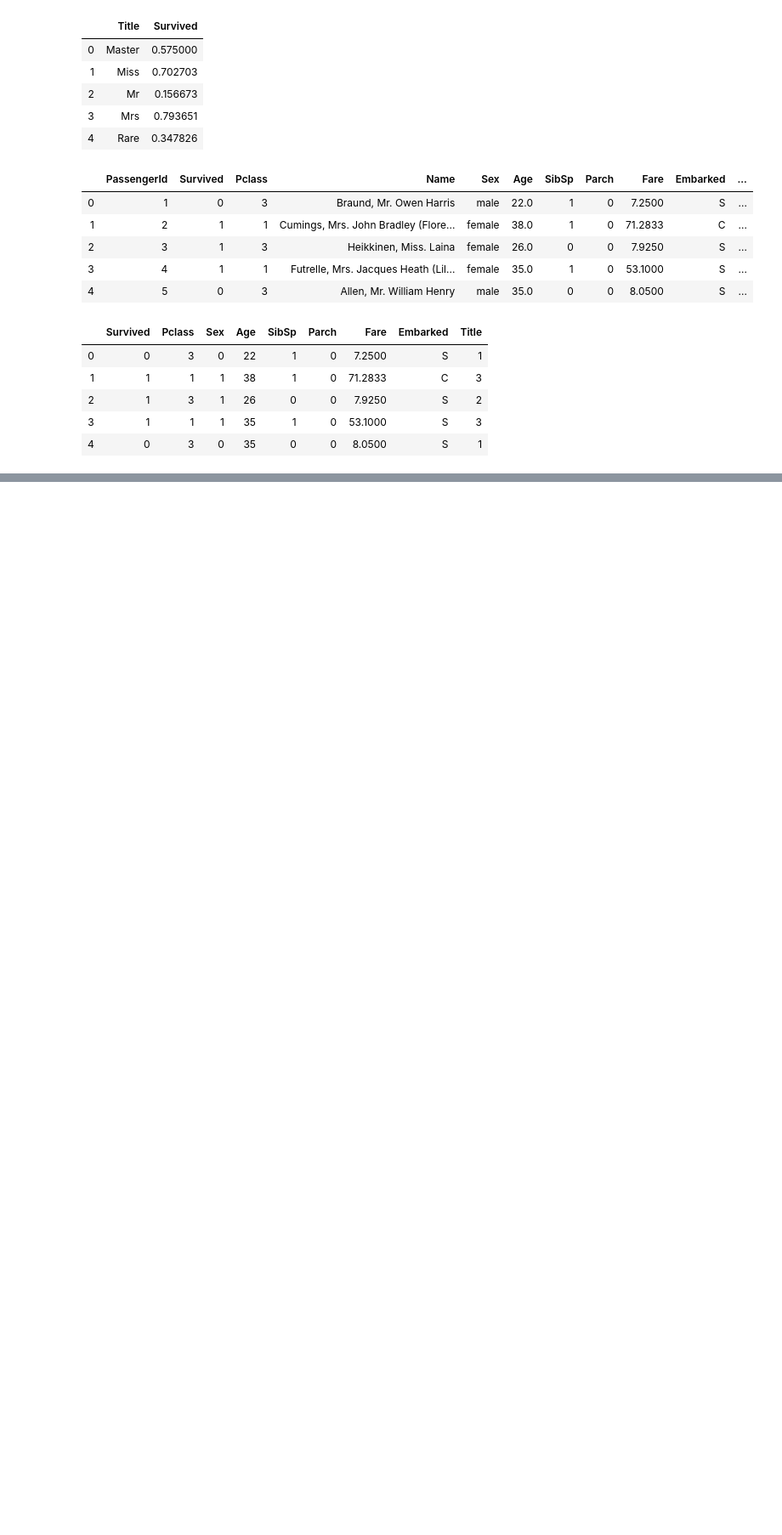
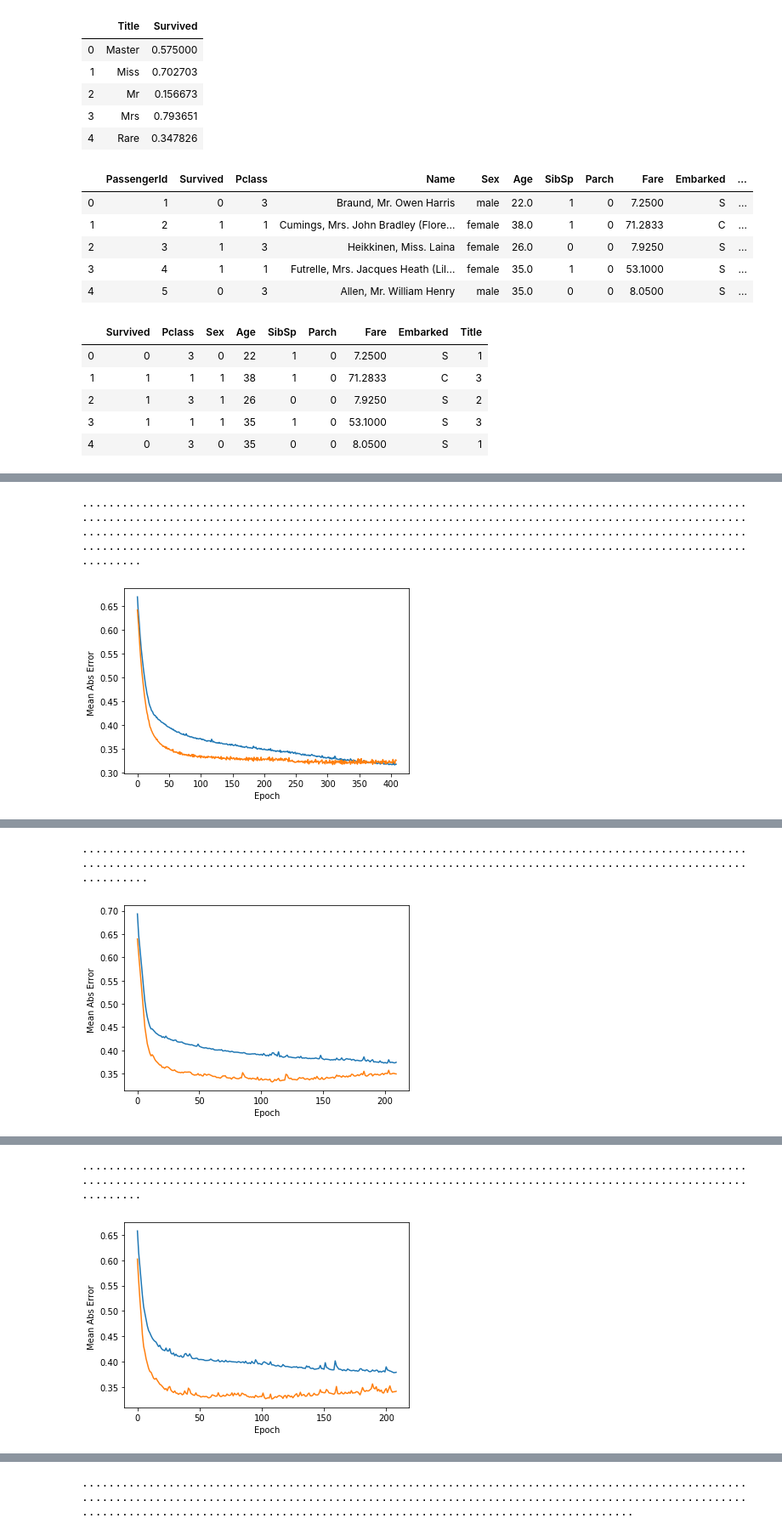
Before and after one commit to karnoldbio/titanic, a Jupyter notebook: titanic.ipynb, the cells around one changed output, grey strips where cells are left out. Shown at 85% size. Drawn from its saved outputs; the diff is of its cells as text; code cells hidden in the pictures; blank space fills up the shorter version.

```diff
--- a/titanic.ipynb
+++ b/titanic.ipynb
@@ -259,2 +189,0 @@ class PrintDot(keras.callbacks.Callback):
-# %%
- loss, mae, mse = model.evaluate(train, train_labels, verbose=0)
@@ -280,0 +212,14 @@ train
+# %%
+one_hotp = pd.get_dummies(train['Pclass'], "Pclass")
+# Drop column B as it is now encoded
+train = train.drop('Pclass',axis = 1)
+# Join the encoded df
+train = train.join(one_hotp)
+# %%
+early_stop = keras.callbacks.EarlyStopping(monitor='val_loss', patience=100)
+from sklearn.model_selection import KFold
+kfold = KFold(n_splits=10, shuffle=True, random_state=111)
+class PrintDot(keras.callbacks.Callback):
+  def on_epoch_end(self, epoch, logs):
+    if epoch % 100 == 0: print('')
+    print('.', end='')
@@ -280,0 +290,3 @@ train
+# %%
+lpf = valmodel(train)
+# %% [output]
@@ -280,0 +295,6 @@ train
+....................................................................................................
+....................................................................................................
+....................................................................................................
+....................................................................................................
+.........
+[figure, added]
@@ -280,0 +304,4 @@ train
+....................................................................................................
+....................................................................................................
+..........
+[figure, added]
@@ -280,0 +311,4 @@ train
+....................................................................................................
+....................................................................................................
+.........
+[figure, added]
@@ -280,0 +318,3 @@ train
+....................................................................................................
+....................................................................................................
+...................................................................................
```
Also changed, not shown: parts of 22 cells of this notebook.
